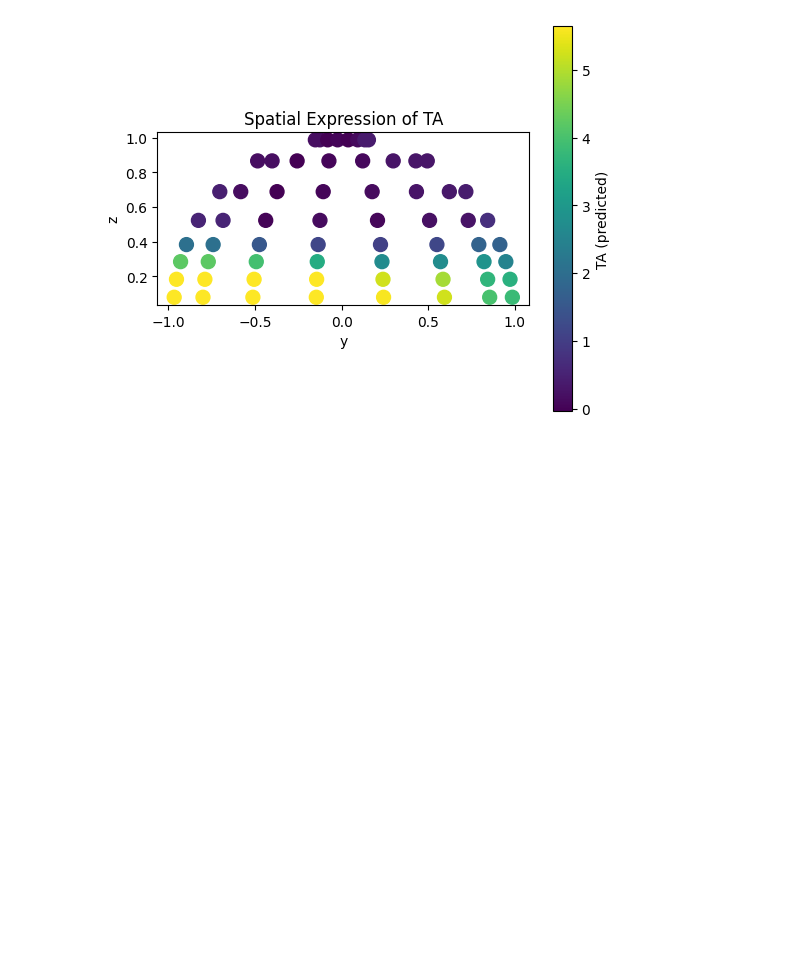
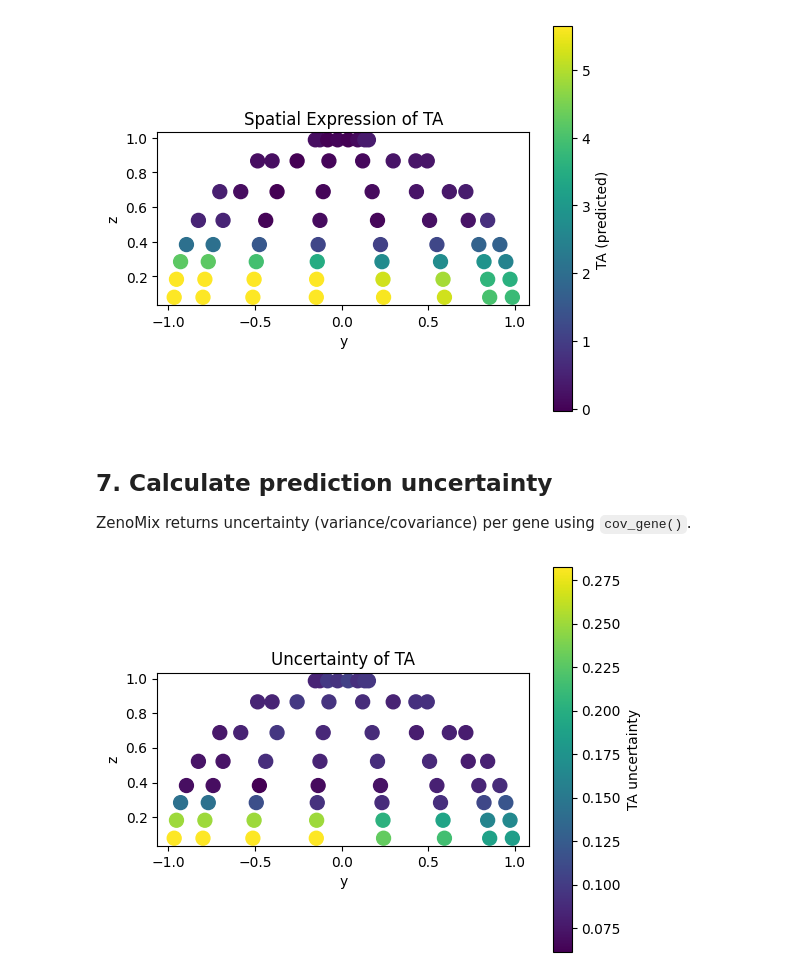
Before and after one commit to yasokochi/ZENomix, a Jupyter notebook: examples/MZoep_tutorial.ipynb, the cells around one changed output. Saved outputs shown, nothing was run; the diff lists cells and outputs as text; code cells hidden in the pictures; blank space fills up the shorter version.

Commit message:
add covariance

```diff
--- a/examples/MZoep_tutorial.ipynb
+++ b/examples/MZoep_tutorial.ipynb
@@ -158,5 +158,29 @@ plt.gca().set_aspect('equal')
 plt.show()
 # %% [output]
 [figure]
+# %% [markdown]
+
+## 7. Calculate prediction uncertainty
+
+ZenoMix returns uncertainty (variance/covariance) per gene using `cov_gene()`.
+# %%
+
+cov = model.cov_gene(gene_of_interest)
+
+plt.figure(figsize=(6, 5))
+scatter = plt.scatter(
+    geometry["y"], geometry["z"],
+    c=cov,
+    cmap="viridis",
+    s=100
+)
+plt.colorbar(scatter, label=f"{gene_of_interest} uncertainty")
+plt.xlabel("y")
+plt.ylabel("z")
+plt.title(f"Uncertainty of {gene_of_interest}")
+plt.gca().set_aspect('equal')
+plt.show()
+# %% [output]
+[figure, added]
 # %% [markdown]
 
```
Also changed, not shown: parts of 1 cell of this notebook, 1 other file.
